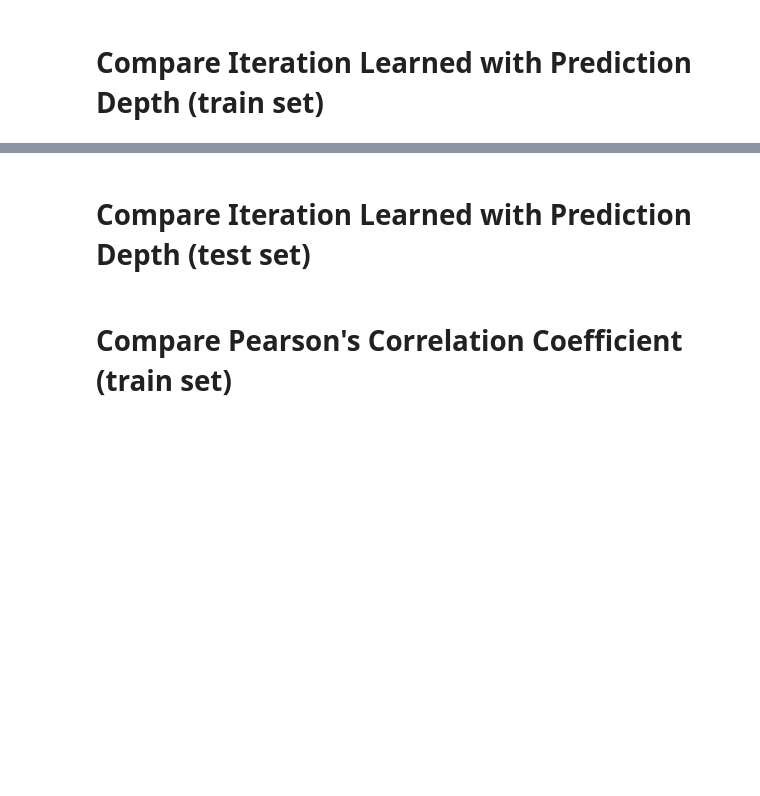
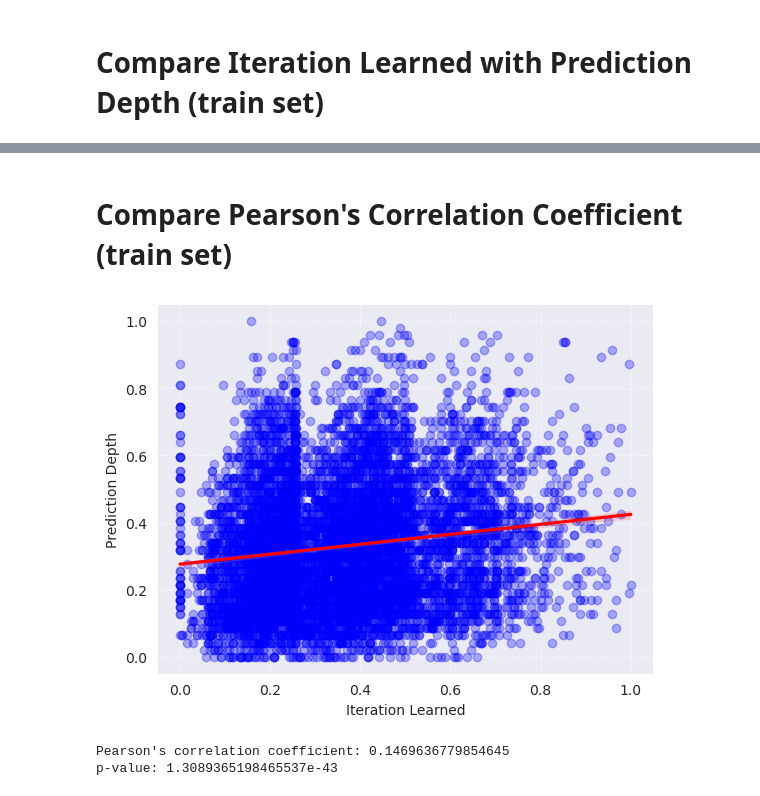
Before and after one commit to RPI-DSPlab/iteration-learned, a Jupyter notebook: visualization.ipynb, the cells around one changed output, grey strips where cells are left out. Drawn from its saved outputs; the diff is of its cells as text; code cells hidden in the pictures; blank space fills up the shorter version.

```diff
--- a/visualization.ipynb
+++ b/visualization.ipynb
@@ -203,2 +222,0 @@ plt.show()
-# %% [markdown]
-# Compare Iteration Learned with Prediction Depth (test set)
@@ -244,32 +235,36 @@ score_pd = []
 for key in common_keys:
     score_il.append(il_dict_all[key][1])
     score_pd.append(imgPD_dict[key][1])
 
 # Initialize MinMaxScaler
 scaler = MinMaxScaler()
 
 # Reshape the scores to be 2D arrays
 score_il_2d = np.array(score_il).reshape(-1, 1)
 score_pd_2d = np.array(score_pd).reshape(-1, 1)
 
 # Apply MinMaxScaler
-score_il_scaled = scaler.fit_transform(score_il_2d)
-score_pd_scaled = scaler.fit_transform(score_pd_2d)
+score_il_scaled = scaler.fit_transform(score_il_2d).flatten()
+score_pd_scaled = scaler.fit_transform(score_pd_2d).flatten()
 
 # Calculating the Pearson's correlation coefficient and p-value using normalized scores
 correlation, p_value = pearsonr(score_il_scaled, score_pd_scaled)
 
 # Plotting the scatter plot
 sns.regplot(x=score_il_scaled, y=score_pd_scaled, scatter_kws={"color": "blue", "alpha": 0.3}, line_kws={"color": "red"})
 
 # Adding labels and grid to the plot
 plt.xlabel("Iteration Learned")
 plt.ylabel("Prediction Depth")
 plt.grid(True, linestyle='--', alpha=0.5)
 
 # Displaying the plot
 plt.show()
 
 # Printing the correlation coefficient and p-value
 print("Pearson's correlation coefficient:", correlation)
 print("p-value:", p_value)
+# %% [output]
+[figure, added]
+Pearson's correlation coefficient: 0.1469636779854645
+p-value: 1.3089365198465537e-43
```
Also changed, not shown: parts of 7 cells of this notebook, 2 other files.
